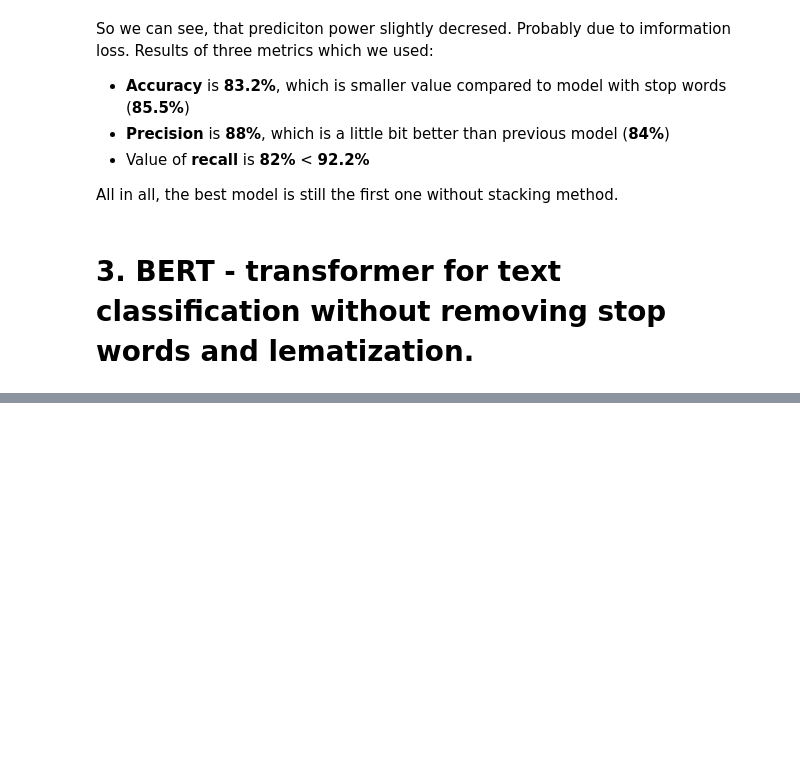
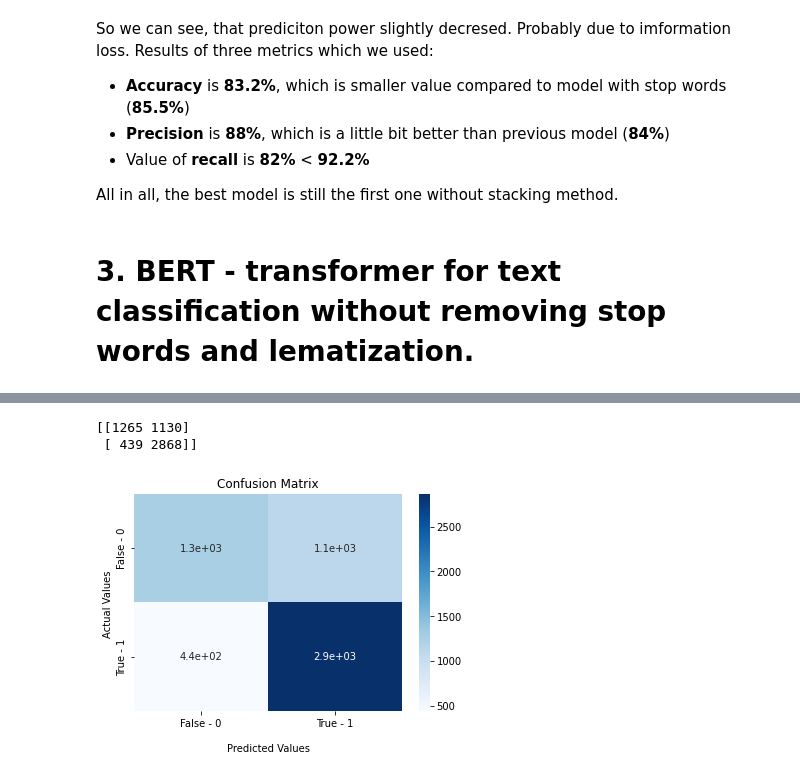
Before and after one commit to stazam/DTSE-project, a Jupyter notebook: DTSE_steam_data_reviews_model_building.ipynb, the cells around one changed output, grey strips where cells are left out. Drawn from its saved outputs; the diff is of its cells as text; code cells hidden in the pictures; blank space fills up the shorter version.

```diff
--- a/DTSE_steam_data_reviews_model_building.ipynb
+++ b/DTSE_steam_data_reviews_model_building.ipynb
@@ -644,0 +734,32 @@ All in all, the best model is still the first one without stacking method.
+# %%
+X_train_pred = model_3.predict(X_train_NN)
+X_test_pred = model_3.predict(X_test_NN)
+# %%
+X_train_p = np.array([x[0] for x in X_train_pred])
+X_test_p = np.array([x[0] for x in X_test_pred])
+# %%
+from sklearn.metrics import confusion_matrix
+
+#first is category 0 then category 1. Check:
+#np.logical_and((y_test ==1),np.array([x[0] for x in (round(X_test_p) == 1).values])).sum()
+
+results = confusion_matrix(y_test, X_test_p.round())
+print(results)
+
+import seaborn as sns
+
+ax = sns.heatmap(results, annot=True, cmap='Blues')
+
+ax.set_title('Confusion Matrix');
+ax.set_xlabel('\nPredicted Values')
+ax.set_ylabel('Actual Values ');
+
+ax.xaxis.set_ticklabels(['False - 0','True - 1'])
+ax.yaxis.set_ticklabels(['False - 0','True - 1'])
+
+## Display the visualization of the Confusion Matrix.
+plt.show()
+# %% [output]
+[[1265 1130]
+ [ 439 2868]]
+[figure, added]
```
Also changed, not shown: parts of 24 cells of this notebook.
